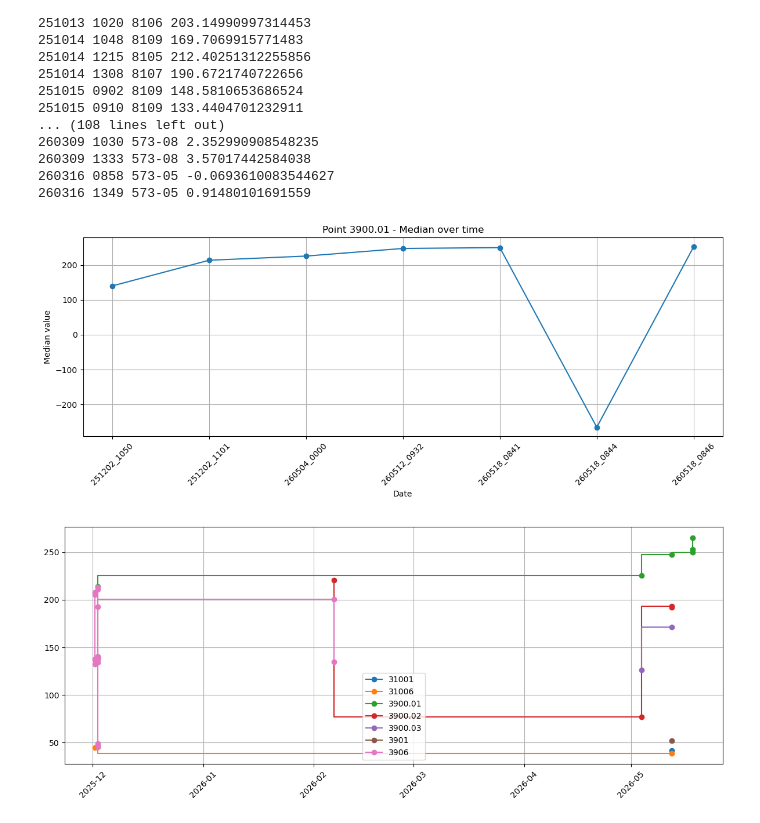
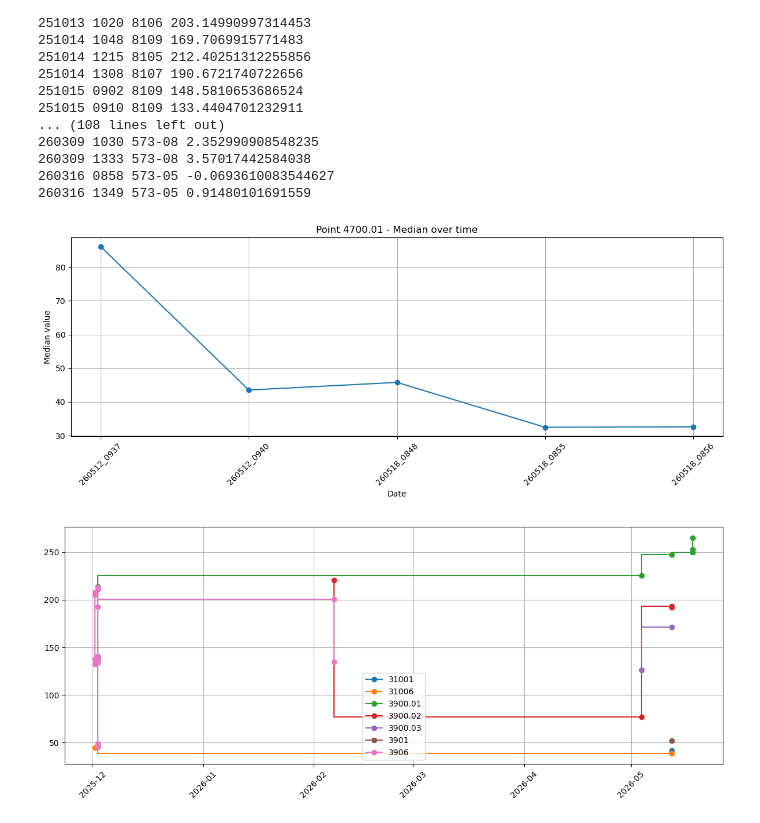
Before and after one commit to LeoDaVinci16/sxs, a Jupyter notebook: database/database.ipynb, the cells around one changed output. Cells and saved outputs as stored; diff of their text form; code cells hidden in the pictures.

Commit message:
Presentació i figures definitives

```diff
--- a/database/database.ipynb
+++ b/database/database.ipynb
@@ -226,32 +226,35 @@ for file_path in all_csv_files:
 df_summary = pd.DataFrame(records)
 df_summary.to_csv(output_path, index=False)
 # %%
+import os
+import pandas as pd
+
 df = pd.read_csv("records.csv")
 
-point = "3900.01"
+point = "4700.01"
 
 df_point = df[df["point_id"] == point].sort_values("timestamp")
 
 import matplotlib.pyplot as plt
 
 plt.figure(figsize=(12,5))
 
 plt.plot(
     df_point["timestamp"],
-    df_point["median"],
+    df_point["median"].abs(),
     marker="o"
 )
 
 plt.xticks(rotation=45)
 plt.xlabel("Date")
 plt.ylabel("Median value")
 plt.title(f"Point {point} - Median over time")
 
 plt.grid(True)
 plt.tight_layout()
 plt.show()
 # %% [output]
-[figure, old version]
+[figure, new version]
 # %%
 import pandas as pd
 import matplotlib.pyplot as plt
```
Also changed, not shown: 15 other files.
